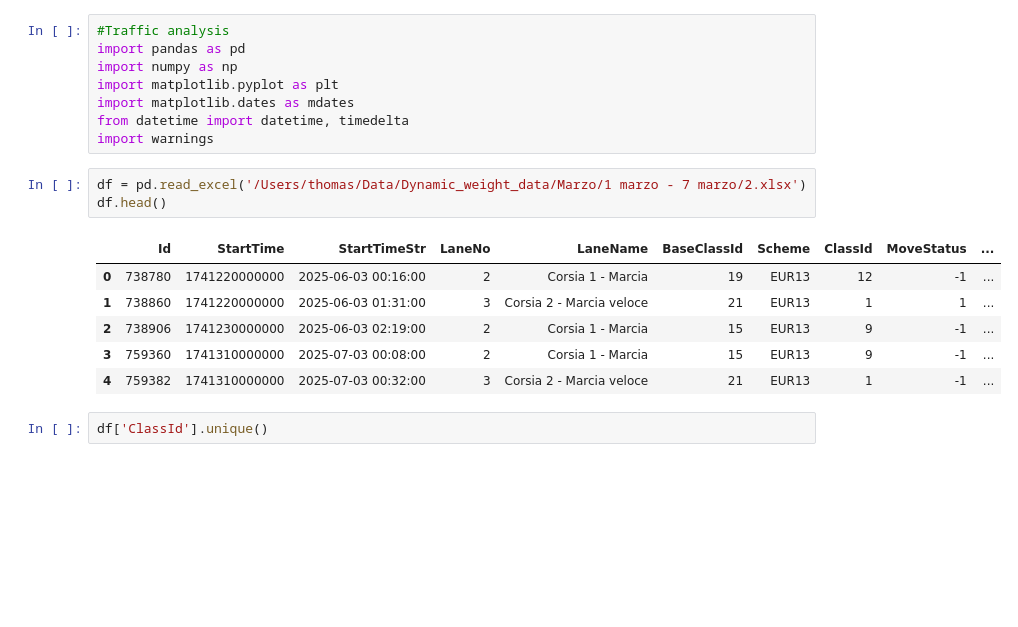
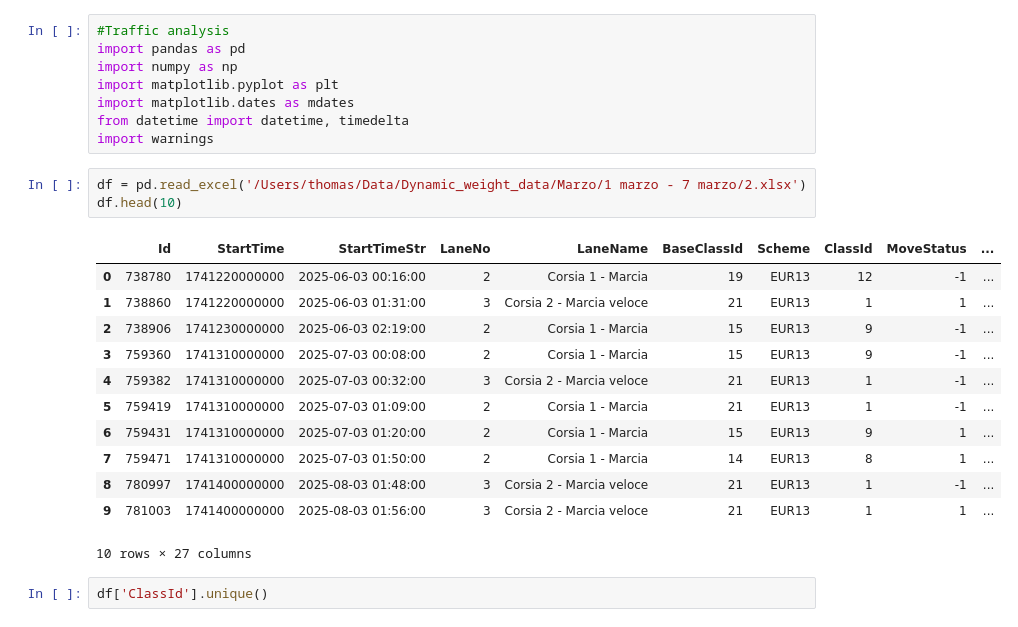
Before and after one commit to Thomas-Lohith/industry_time_series, a Jupyter notebook: src/research/notebooks/weighing_data.ipynb, the cells around one changed output. Saved outputs shown, nothing was run; the diff lists cells and outputs as text; blank space fills up the shorter version.

```diff
--- a/src/research/weighing_data.ipynb
+++ b/src/research/notebooks/weighing_data.ipynb
@@ -8,14 +8,20 @@ from datetime import datetime, timedelta
 import warnings
 # %%
 df = pd.read_excel('/Users/thomas/Data/Dynamic_weight_data/Marzo/1 marzo - 7 marzo/2.xlsx')
-df.head()
+df.head(10)
 # %% [output]
 |  | Id | StartTime | StartTimeStr | LaneNo | LaneName | BaseClassId | Scheme | ClassId | MoveStatus | ... |
 | 0 | 738780 | 1741220000000 | 2025-06-03 00:16:00 | 2 | Corsia 1 - Marcia | 19 | EUR13 | 12 | -1 | ... |
 | 1 | 738860 | 1741220000000 | 2025-06-03 01:31:00 | 3 | Corsia 2 - Marcia veloce | 21 | EUR13 | 1 | 1 | ... |
 | 2 | 738906 | 1741230000000 | 2025-06-03 02:19:00 | 2 | Corsia 1 - Marcia | 15 | EUR13 | 9 | -1 | ... |
 | 3 | 759360 | 1741310000000 | 2025-07-03 00:08:00 | 2 | Corsia 1 - Marcia | 15 | EUR13 | 9 | -1 | ... |
 | 4 | 759382 | 1741310000000 | 2025-07-03 00:32:00 | 3 | Corsia 2 - Marcia veloce | 21 | EUR13 | 1 | -1 | ... |
+| 5 | 759419 | 1741310000000 | 2025-07-03 01:09:00 | 2 | Corsia 1 - Marcia | 21 | EUR13 | 1 | -1 | ... |
+| 6 | 759431 | 1741310000000 | 2025-07-03 01:20:00 | 2 | Corsia 1 - Marcia | 15 | EUR13 | 9 | 1 | ... |
+| 7 | 759471 | 1741310000000 | 2025-07-03 01:50:00 | 2 | Corsia 1 - Marcia | 14 | EUR13 | 8 | 1 | ... |
+| 8 | 780997 | 1741400000000 | 2025-08-03 01:48:00 | 3 | Corsia 2 - Marcia veloce | 21 | EUR13 | 1 | -1 | ... |
+| 9 | 781003 | 1741400000000 | 2025-08-03 01:56:00 | 3 | Corsia 2 - Marcia veloce | 21 | EUR13 | 1 | 1 | ... |
+10 rows × 27 columns
 # %%
 df['ClassId'].unique()
 # %% [output]
```
Also changed, not shown: parts of 2 cells of this notebook, 15 other files.
